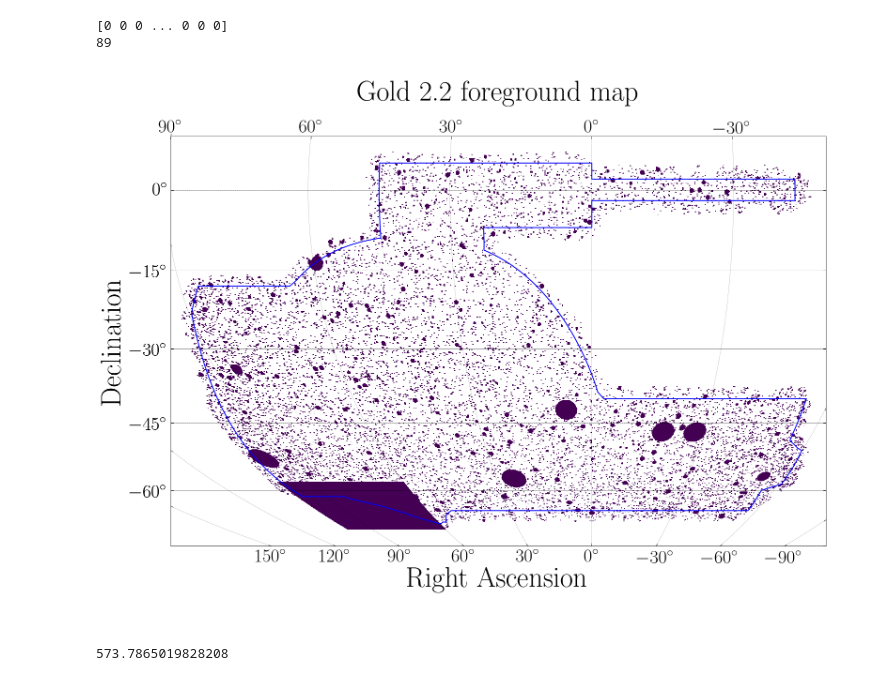
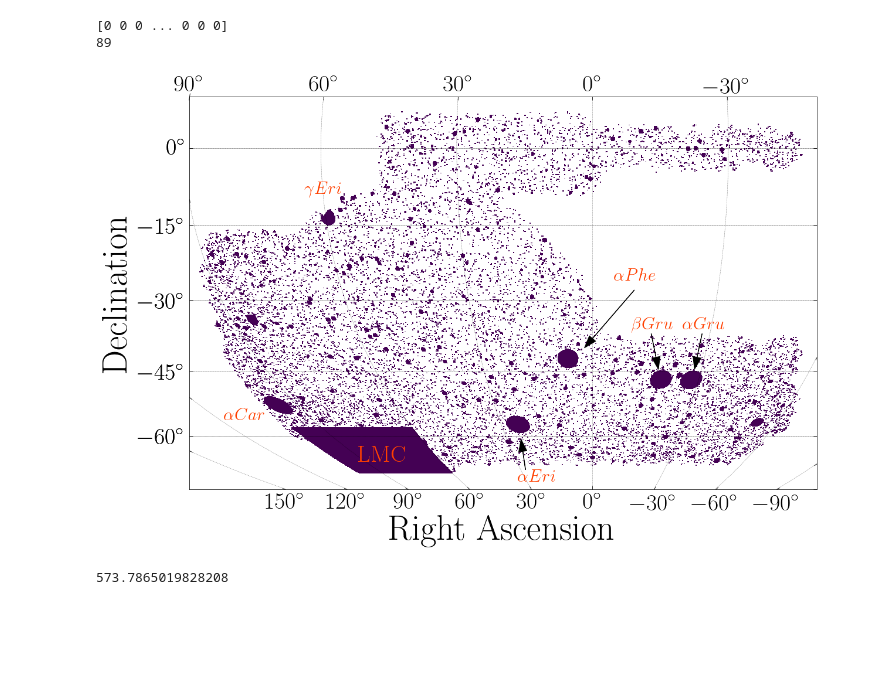
Before and after one commit to nsevilla/y3gold-paper, a Jupyter notebook: map_plotting.ipynb, the cells around one changed output. Cells and saved outputs as stored; diff of their text form; code cells hidden in the pictures; blank space fills up the shorter version.

```diff
--- a/map_plotting.ipynb
+++ b/map_plotting.ipynb
@@ -102,39 +104,82 @@ print(np.max(mapdata_nest))
 [0 0 0 ... 0 0 0]
 89
 # %%
-plt.figure(figsize=(25,20))
+plt.figure(figsize=(20,12))
 mapdata_nest = fitsio.read(datadir+'y3a2_foreground_mask_v2.1.fits',ext=1)['I'].ravel()
 #bit = 64
 #mask, = np.where(np.bitwise_and(mapdata_nest.astype(int),bit)>0)
 
 smap = DESSkymap()
 ## the following version allows different colors for each map
 #cmaps = ['winter','viridis']#,'summer','autumn','spring','autumn']
 #vals = [2,4,8,16,32,64]
 #smap = DESSkymap()
 #for i in range(len(vals)):
 #    mask, = np.where(mapdata_nest==vals[i])
 #    mapdata_tmp = hp.UNSEEN*np.ones(hp.nside2npix(NSIDE))
 #    mapdata_tmp[mask] = vals[i]
 #    print(len(mapdata_tmp[mask])*pixarea)
 #    mapdata = hp.reorder(mapdata_tmp,n2r = True)
 #    smap.draw_hpxmap(mapdata,xsize=1000,cmap=cmaps[i])
 
 mask, = np.where(mapdata_nest>1)
 #mapdata_tmp = np.zeros(len(mapdata_nest))
 mapdata_tmp = hp.UNSEEN*np.ones(hp.nside2npix(NSIDE))
 mapdata_tmp[mask] = 1 #vals[i]
 mapdata = hp.reorder(mapdata_tmp,n2r = True)
 #hpxmap,(im,ra,dec,values) = smap.draw_hpxbin(ra,dec,nside=4096,xsize=3000)
 smap.draw_hpxmap(mapdata,xsize=1000)
 
+proj = smap.proj(80,-65)
+plt.text(proj[0],proj[1], 'LMC', weight='bold',
+         fontsize=40, ha='center', va='center', color=BAND_COLORS['r'])
+proj = smap.proj(350,-25)
+plt.text(proj[0],proj[1], r'$\alpha Phe$', fontweight='bold',
+         fontsize=30, ha='center', va='center', color=BAND_COLORS['r'])
+proj1 = smap.proj(350,-28)
+proj2 = smap.proj(0,-38)
+plt.arrow(proj1[0][0],proj1[1][0],(proj2[0]-proj1[0])[0],(proj2[1]-proj1[1])[0],lw=1, \
+          head_width=0.03, color='black')
+
+proj = smap.proj(24.4,-71)
+plt.text(proj[0],proj[1], r'$\alpha Eri$', fontweight='bold',
+         fontsize=30, ha='center', va='center', color=BAND_COLORS['r'])
+proj1 = smap.proj(28,-69)
+proj2 = smap.proj(26,-64)
+plt.arrow(proj1[0][0],proj1[1][0],(proj2[0]-proj1[0])[0],(proj2[1]-proj1[1])[0],lw=1, \
+          head_width=0.03, color='black')
+
+proj = smap.proj(59.9,-8)
+plt.text(proj[0],proj[1], r'$\gamma Eri$', fontweight='bold',
+         fontsize=30, ha='center', va='center', color=BAND_COLORS['r'])
+proj = smap.proj(110,-55)
+plt.text(proj[0],proj[1], r'$\alpha Car$', fontweight='bold',
+         fontsize=30, ha='center', va='center', color=BAND_COLORS['r'])
+
+proj = smap.proj(332,-35)
+plt.text(proj[0],proj[1], r'$\alpha Gru$', fontweight='bold',
+         fontsize=30, ha='center', va='center', color=BAND_COLORS['r'])
+proj1 = smap.proj(332,-37)
+proj2 = smap.proj(332,-42)
+plt.arrow(proj1[0][0],proj1[1][0],(proj2[0]-proj1[0])[0],(proj2[1]-proj1[1])[0],lw=1, \
+          head_width=0.03, color='black')
+
+proj = smap.proj(345,-35)
+plt.text(proj[0],proj[1], r'$\beta Gru$', fontweight='bold',
+         fontsize=30, ha='center', va='center', color=BAND_COLORS['r'])
+proj1 = smap.proj(345,-37)
+proj2 = smap.proj(343,-42)
+plt.arrow(proj1[0][0],proj1[1][0],(proj2[0]-proj1[0])[0],(proj2[1]-proj1[1])[0],lw=1, \
+          head_width=0.03, color='black')
+
 #smap.draw_inset_colorbar(fontsize=30)
-smap.draw_des()
-plt.title('Gold 2.2 foreground map',y=1.08)
+#smap.draw_des()
+#plt.title('Gold 2.2 foreground map',y=1.08)
 plt.xlabel('Right Ascension')
-plt.savefig(workdir+'map_foreground_2.1_bit_all_test.png')
+#plt.savefig(workdir+'map_foreground_2.1_bit_all_test.png')
+plt.savefig(workdir+'map_foreground_2.1_bit_all_wstarlabels.pdf')
 # %% [output]
-[figure, old version]
+[figure, new version]
 # %%
 print(len(mapdata_tmp[mask])*pixarea)
 # %% [output]
```
Also changed, not shown: parts of 5 cells of this notebook.
